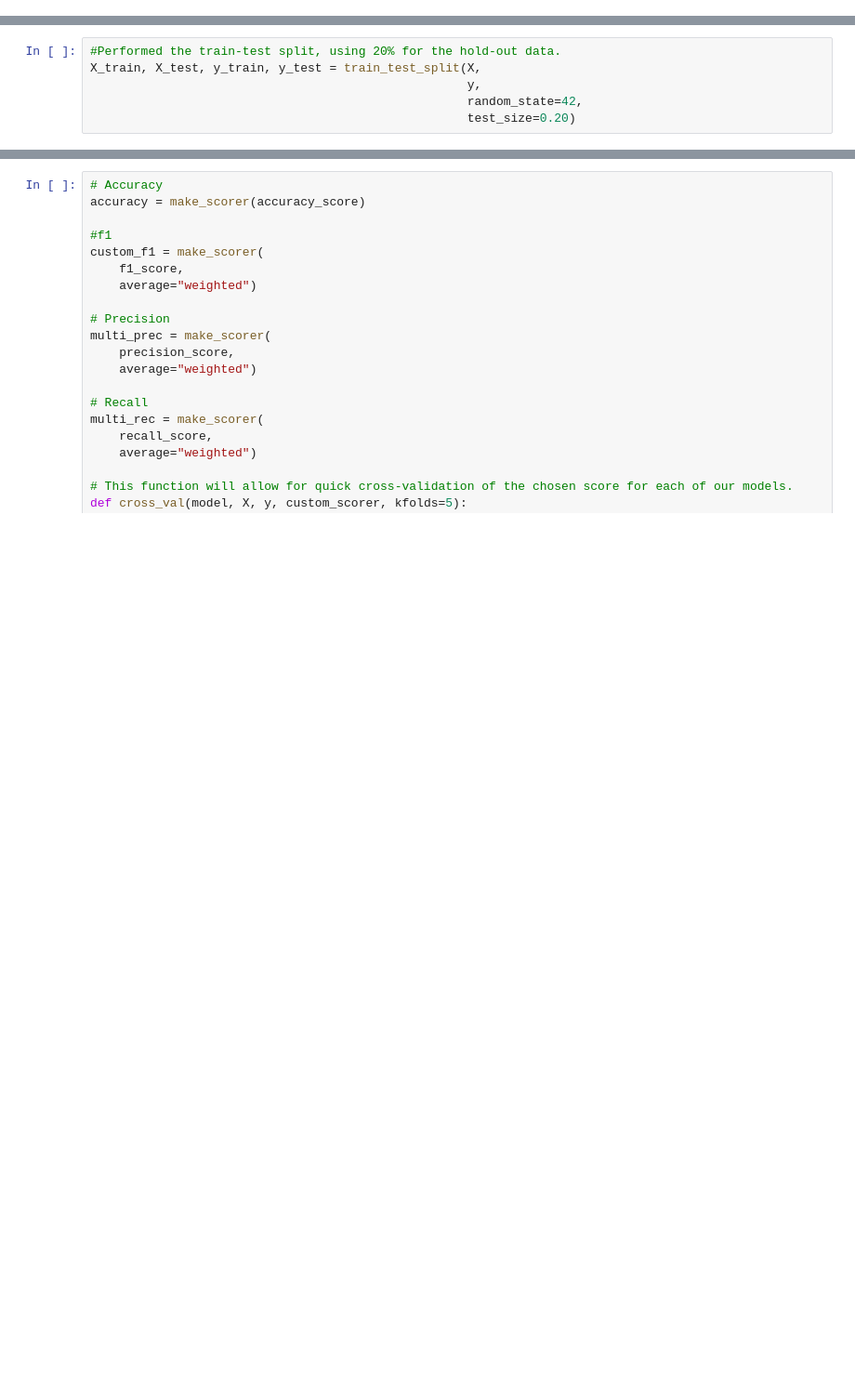
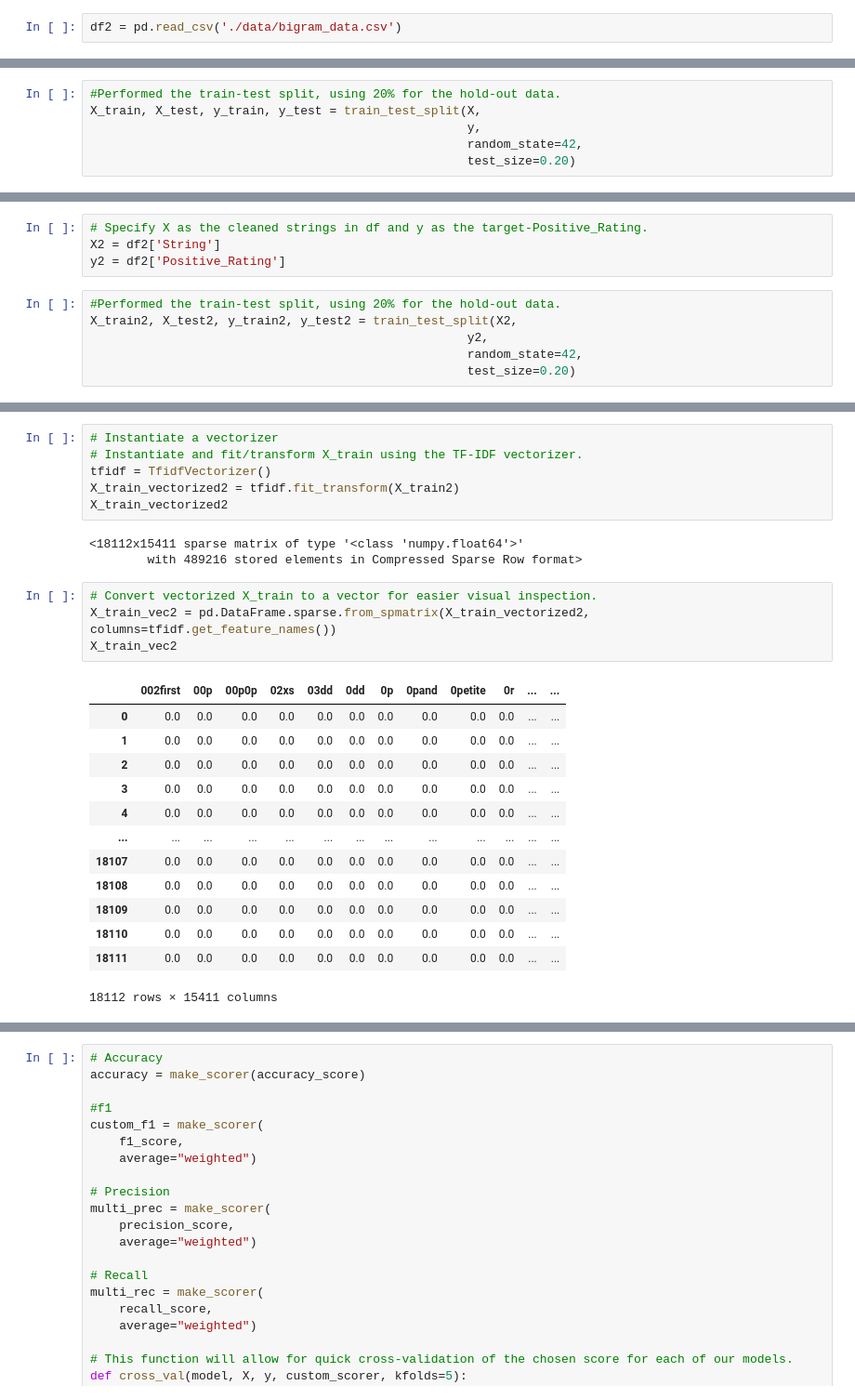
Before and after one commit to jlc0512/Utilizing-E-Commerce-Reviews-to-Predict-Comment-Sentiments, a Jupyter notebook: data_modeling_sentiment_prediction.ipynb, the cells around one changed output, grey strips where cells are left out. Shown at 93% size. Drawn from its saved outputs; the diff is of its cells as text; blank space fills up the shorter version.

```diff
--- a/data_modeling_sentiment_prediction.ipynb
+++ b/data_modeling_sentiment_prediction.ipynb
@@ -121,2 +123,4 @@ String                        4
 Positive_Rating               0
 dtype: int64
+# %%
+df2 = pd.read_csv('./data/bigram_data.csv')
@@ -183,0 +250,10 @@ X_test_vec
+# %%
+# Specify X as the cleaned strings in df and y as the target-Positive_Rating.
+X2 = df2['String']
+y2 = df2['Positive_Rating']
+# %%
+#Performed the train-test split, using 20% for the hold-out data.
+X_train2, X_test2, y_train2, y_test2 = train_test_split(X2,
+                                                    y2,
+                                                    random_state=42,
+                                                    test_size=0.20)
@@ -183,0 +275,27 @@ X_test_vec
+# %%
+# Instantiate a vectorizer
+# Instantiate and fit/transform X_train using the TF-IDF vectorizer.
+tfidf = TfidfVectorizer()
+X_train_vectorized2 = tfidf.fit_transform(X_train2)
+X_train_vectorized2
+# %% [output]
+<18112x15411 sparse matrix of type '<class 'numpy.float64'>'
+        with 489216 stored elements in Compressed Sparse Row format>
+# %%
+# Convert vectorized X_train to a vector for easier visual inspection.
+X_train_vec2 = pd.DataFrame.sparse.from_spmatrix(X_train_vectorized2, columns=tfidf.get_feature_names())
+X_train_vec2
+# %% [output]
+|  | 002first | 00p | 00p0p | 02xs | 03dd | 0dd | 0p | 0pand | 0petite | 0r | ... | ... |
+| 0 | 0.0 | 0.0 | 0.0 | 0.0 | 0.0 | 0.0 | 0.0 | 0.0 | 0.0 | 0.0 | ... | ... |
+| 1 | 0.0 | 0.0 | 0.0 | 0.0 | 0.0 | 0.0 | 0.0 | 0.0 | 0.0 | 0.0 | ... | ... |
+| 2 | 0.0 | 0.0 | 0.0 | 0.0 | 0.0 | 0.0 | 0.0 | 0.0 | 0.0 | 0.0 | ... | ... |
+| 3 | 0.0 | 0.0 | 0.0 | 0.0 | 0.0 | 0.0 | 0.0 | 0.0 | 0.0 | 0.0 | ... | ... |
+| 4 | 0.0 | 0.0 | 0.0 | 0.0 | 0.0 | 0.0 | 0.0 | 0.0 | 0.0 | 0.0 | ... | ... |
+| ... | ... | ... | ... | ... | ... | ... | ... | ... | ... | ... | ... | ... |
+| 18107 | 0.0 | 0.0 | 0.0 | 0.0 | 0.0 | 0.0 | 0.0 | 0.0 | 0.0 | 0.0 | ... | ... |
+| 18108 | 0.0 | 0.0 | 0.0 | 0.0 | 0.0 | 0.0 | 0.0 | 0.0 | 0.0 | 0.0 | ... | ... |
+| 18109 | 0.0 | 0.0 | 0.0 | 0.0 | 0.0 | 0.0 | 0.0 | 0.0 | 0.0 | 0.0 | ... | ... |
+| 18110 | 0.0 | 0.0 | 0.0 | 0.0 | 0.0 | 0.0 | 0.0 | 0.0 | 0.0 | 0.0 | ... | ... |
+| 18111 | 0.0 | 0.0 | 0.0 | 0.0 | 0.0 | 0.0 | 0.0 | 0.0 | 0.0 | 0.0 | ... | ... |
+18112 rows × 15411 columns
```
Also changed, not shown: parts of 132 cells of this notebook, 4 other files.
